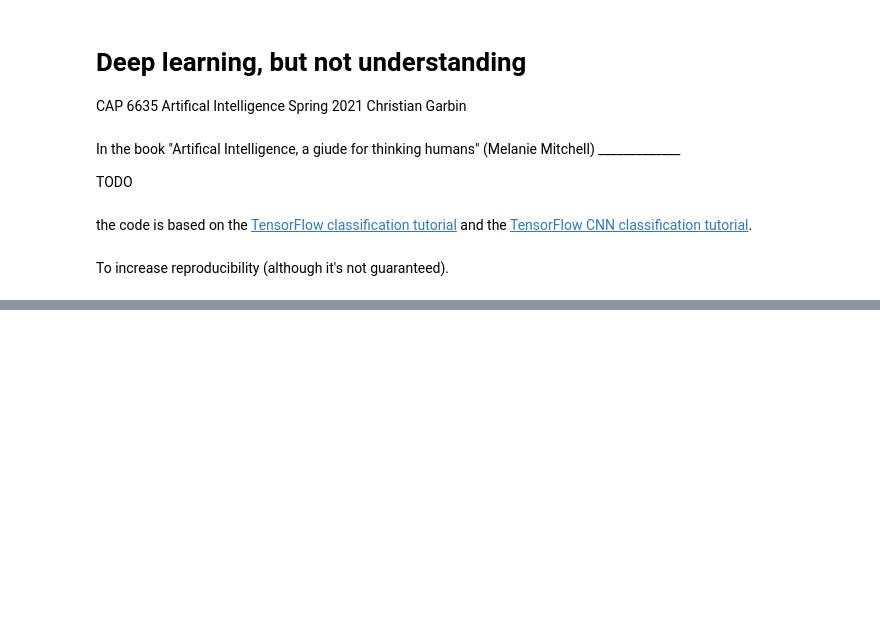
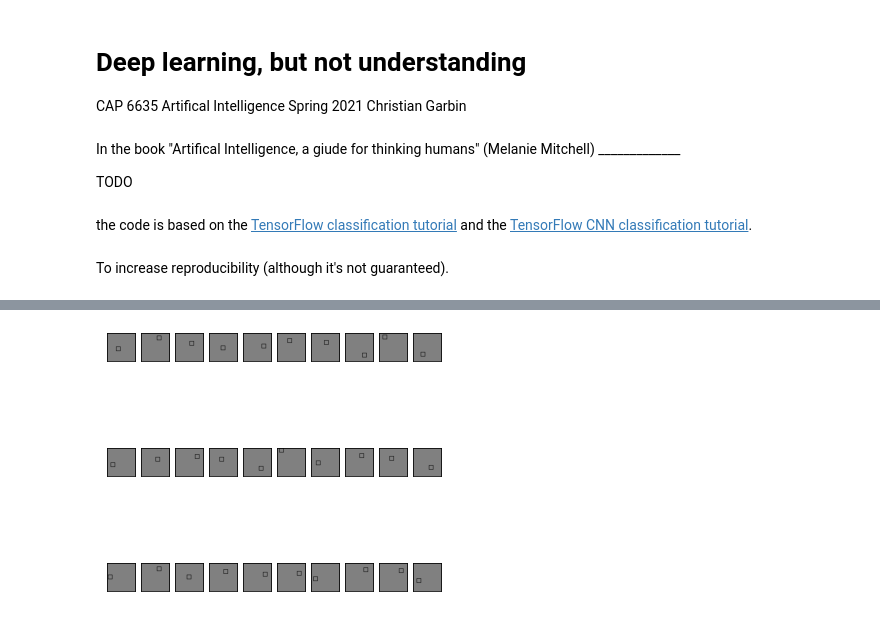
Before and after one commit to fau-masters-collected-works-cgarbin/machine-learning-but-not-understanding, a Jupyter notebook: deep_learning_but_not_understanding.ipynb, the cells around one changed output, grey strips where cells are left out. Cells and saved outputs as stored; diff of their text form; code cells hidden in the pictures; blank space fills up the shorter version.

```diff
--- a/deep_learning_but_not_understanding.ipynb
+++ b/deep_learning_but_not_understanding.ipynb
@@ -134,0 +208,14 @@ plt.show()
+# %%
+dark_squares = images.get_square_light_gray_dataset()
+dark_squares, _ = normalize_set(dark_squares)
+# %%
+plt.figure(figsize=(6,6))
+for i in range(30):
+    plt.subplot(3,10,i+1)
+    plt.xticks([])
+    plt.yticks([])
+    plt.grid(False)
+    plt.imshow(dark_squares[i], cmap='gray', vmin=0.0, vmax=1.0)
+plt.show()
+# %% [output]
+[figure, added]
```
Also changed, not shown: parts of 22 cells of this notebook, 1 other file.
